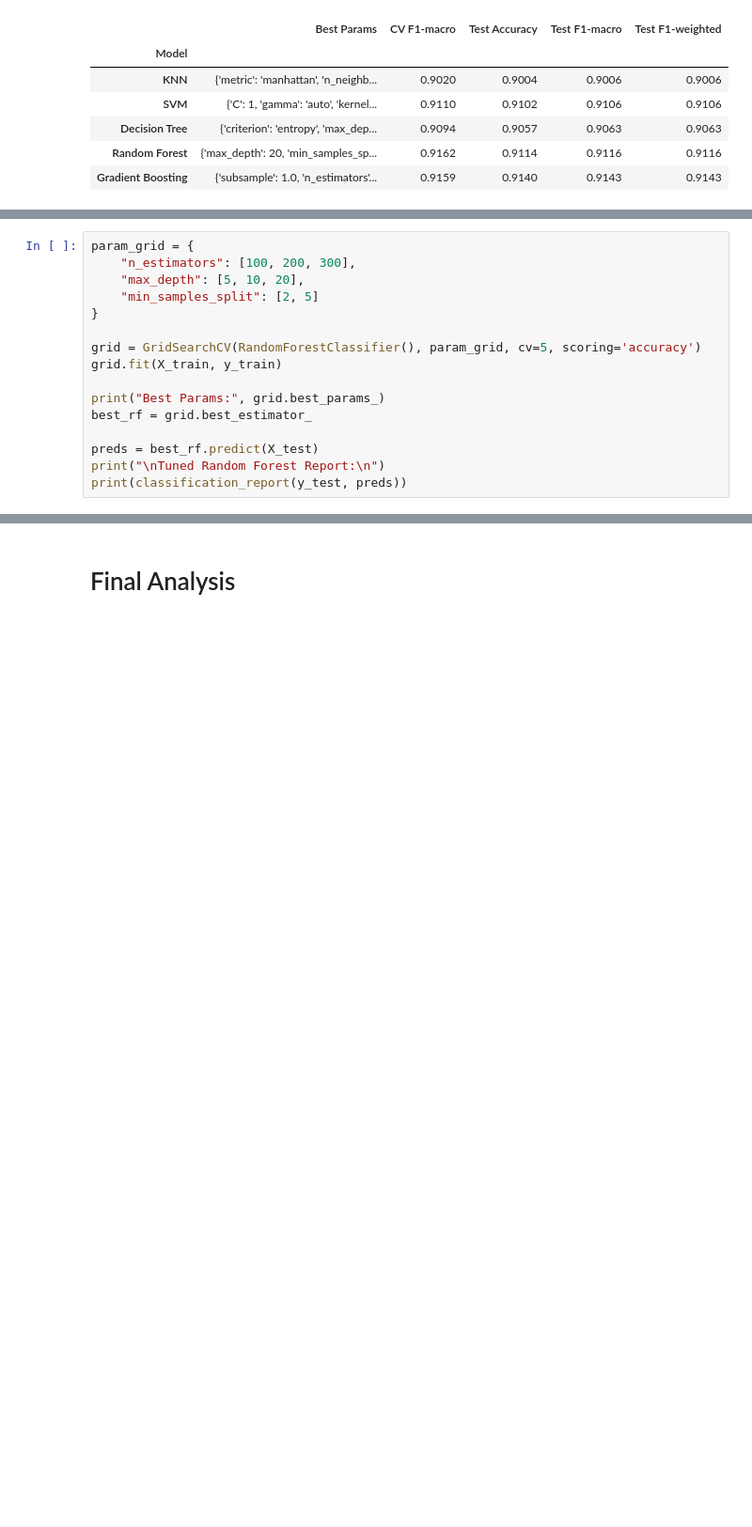
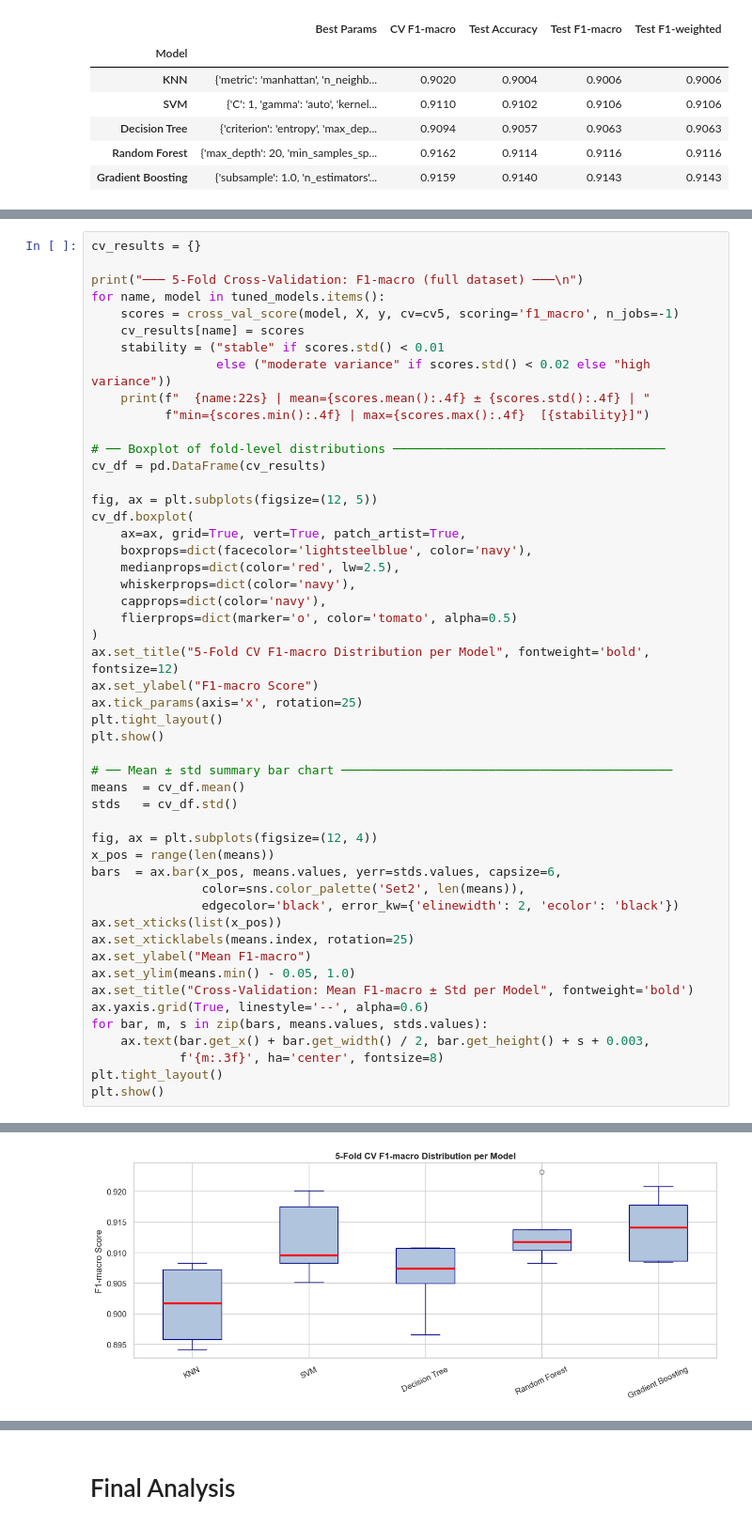
Before and after one commit to naveenranjolkar-maker/Bits_pilani, a Jupyter notebook: PS3.ipynb, the cells around one changed output, grey strips where cells are left out. Shown at 94% size. Saved outputs shown, nothing was run; the diff lists cells and outputs as text; blank space fills up the shorter version.

```diff
--- a/PS3.ipynb
+++ b/PS3.ipynb
@@ -1189,17 +1191,51 @@ done | Best CV F1: 0.9162 | Test F1: 0.9116
 # %%
-param_grid = {
-    "n_estimators": [100, 200, 300],
-    "max_depth": [5, 10, 20],
-    "min_samples_split": [2, 5]
-}
+cv_results = {}
 
-grid = GridSearchCV(RandomForestClassifier(), param_grid, cv=5, scoring='accuracy')
-grid.fit(X_train, y_train)
+print("─── 5-Fold Cross-Validation: F1-macro (full dataset) ───\n")
+for name, model in tuned_models.items():
+    scores = cross_val_score(model, X, y, cv=cv5, scoring='f1_macro', n_jobs=-1)
+    cv_results[name] = scores
+    stability = ("stable" if scores.std() < 0.01
+                 else ("moderate variance" if scores.std() < 0.02 else "high variance"))
+    print(f"  {name:22s} | mean={scores.mean():.4f} ± {scores.std():.4f} | "
+          f"min={scores.min():.4f} | max={scores.max():.4f}  [{stability}]")
 
-print("Best Params:", grid.best_params_)
-best_rf = grid.best_estimator_
+# ── Boxplot of fold-level distributions ─────────────────────────────────────
+cv_df = pd.DataFrame(cv_results)
 
-preds = best_rf.predict(X_test)
-print("\nTuned Random Forest Report:\n")
-print(classification_report(y_test, preds))
+fig, ax = plt.subplots(figsize=(12, 5))
+cv_df.boxplot(
+    ax=ax, grid=True, vert=True, patch_artist=True,
+    boxprops=dict(facecolor='lightsteelblue', color='navy'),
+    medianprops=dict(color='red', lw=2.5),
+    whiskerprops=dict(color='navy'),
+    capprops=dict(color='navy'),
+    flierprops=dict(marker='o', color='tomato', alpha=0.5)
+)
+ax.set_title("5-Fold CV F1-macro Distribution per Model", fontweight='bold', fontsize=12)
+ax.set_ylabel("F1-macro Score")
+ax.tick_params(axis='x', rotation=25)
+plt.tight_layout()
+plt.show()
+
+# ── Mean ± std summary bar chart ─────────────────────────────────────────────
+means  = cv_df.mean()
+stds   = cv_df.std()
+
+fig, ax = plt.subplots(figsize=(12, 4))
+x_pos = range(len(means))
+bars  = ax.bar(x_pos, means.values, yerr=stds.values, capsize=6,
+               color=sns.color_palette('Set2', len(means)),
+               edgecolor='black', error_kw={'elinewidth': 2, 'ecolor': 'black'})
+ax.set_xticks(list(x_pos))
+ax.set_xticklabels(means.index, rotation=25)
+ax.set_ylabel("Mean F1-macro")
+ax.set_ylim(means.min() - 0.05, 1.0)
+ax.set_title("Cross-Validation: Mean F1-macro ± Std per Model", fontweight='bold')
+ax.yaxis.grid(True, linestyle='--', alpha=0.6)
+for bar, m, s in zip(bars, means.values, stds.values):
+    ax.text(bar.get_x() + bar.get_width() / 2, bar.get_height() + s + 0.003,
+            f'{m:.3f}', ha='center', fontsize=8)
+plt.tight_layout()
+plt.show()
 # %% [output]
@@ -1219,0 +1249 @@ weighted avg       0.92      0.92      0.92      2640
+[figure, added]
```
Also changed, not shown: parts of 8 cells of this notebook.
